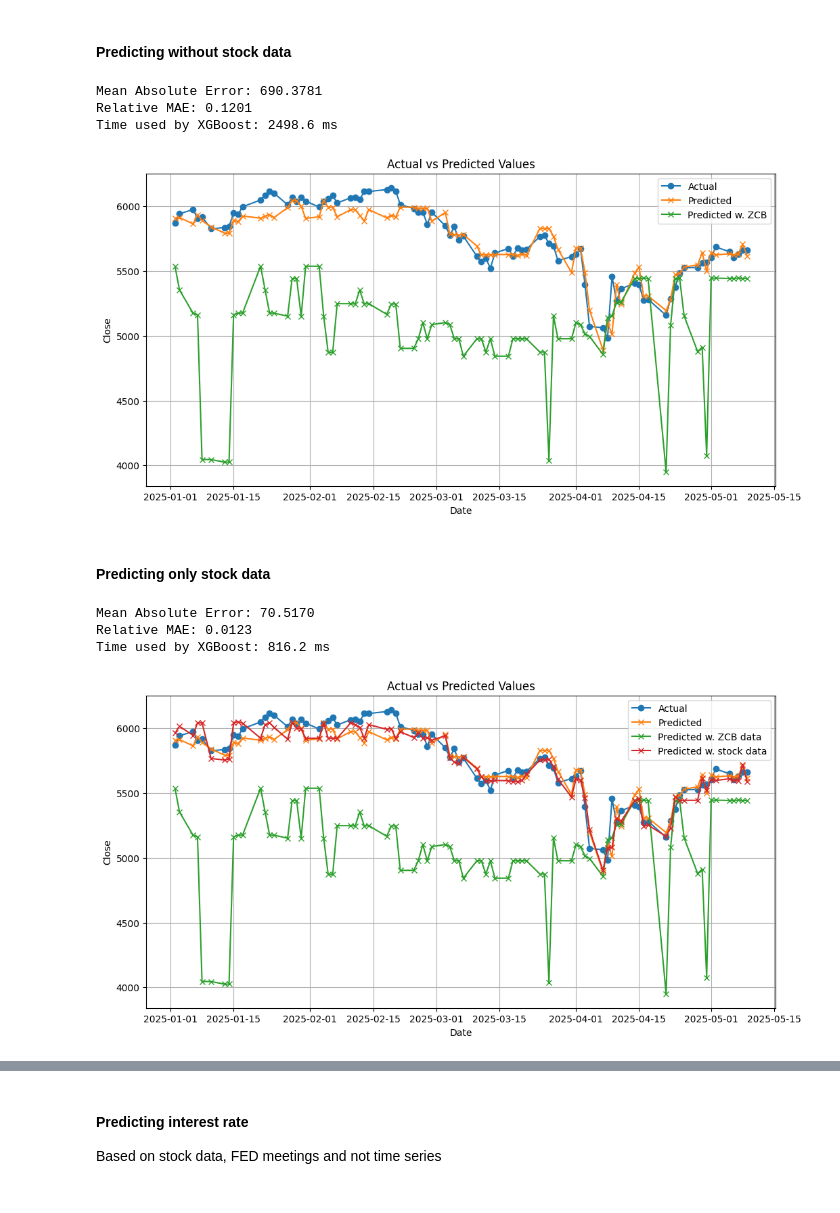
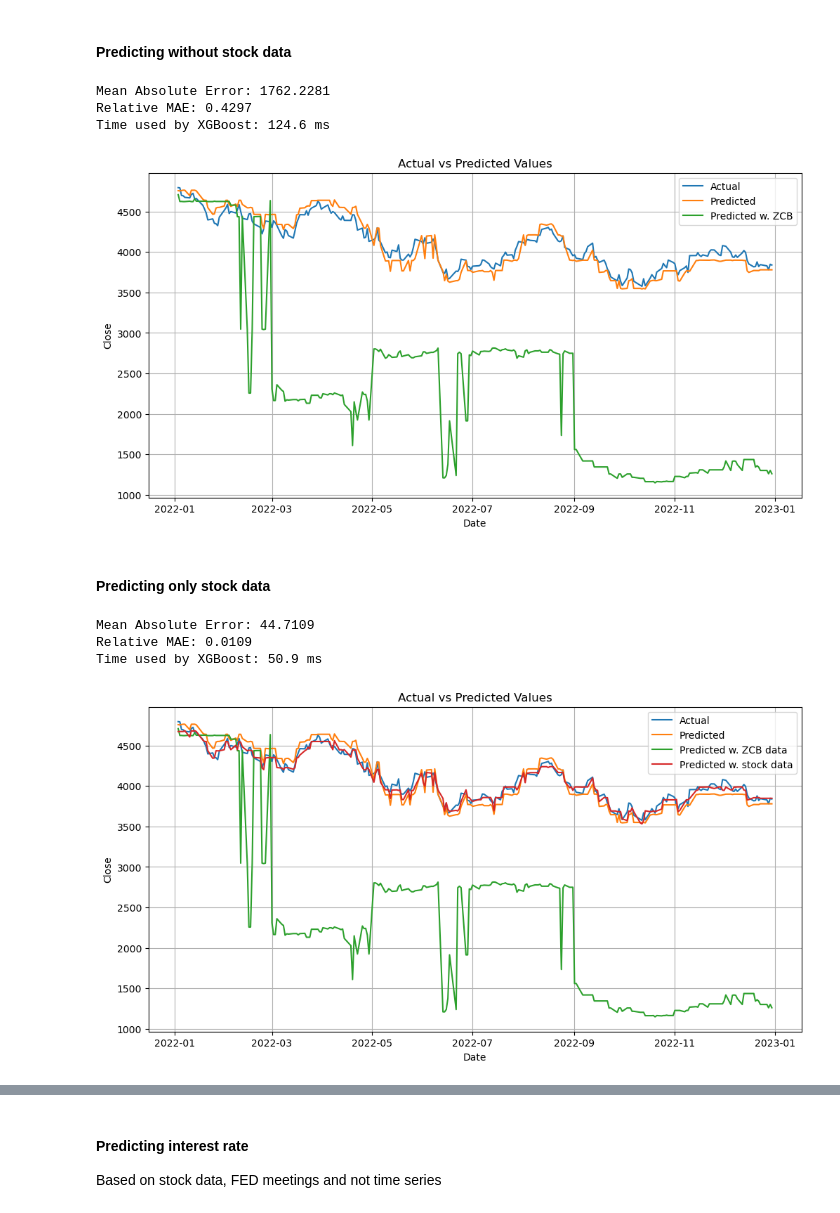
Before and after one commit to carlamcnair/Final-Project-AppML, a Jupyter notebook: notes_carla.ipynb, the cells around one changed output, grey strips where cells are left out. Saved outputs shown, nothing was run; the diff lists cells and outputs as text; code cells hidden in the pictures.

Commit message:
Train val split

```diff
--- a/notes_carla.ipynb
+++ b/notes_carla.ipynb
@@ -1348,25 +1389,25 @@ import time
 import pandas as pd
 
 # Drop rows with any missing values from train and test first
-train_data_clean = train_data.dropna()
-test_data_clean = test_data.dropna()
+train_data_clean = train_df.dropna()
+val_data_clean = val_df.dropna()
 
 # Define columns to drop including target, date, and Open/High/Low
 cols_to_drop = [target, 'Date', 'Open', 'High', 'Low', 'Volume']
 
 # Prepare features and target after dropping NA rows
 X_train = train_data_clean.drop(columns=cols_to_drop)
-Y_train = train_data_clean[target]
+y_train = train_data_clean[target]
 
-X_test = test_data_clean.drop(columns=cols_to_drop)
-Y_test = test_data_clean[target]
+X_val = val_data_clean.drop(columns=cols_to_drop)
+y_val = val_data_clean[target]
 
 # Start timer
 start = time.time()
 
 # Create DMatrices for XGBoost
-dtrain = xgb.DMatrix(X_train, label=Y_train)
-dvalid = xgb.DMatrix(X_test, label=Y_test)
+dtrain = xgb.DMatrix(X_train, label=y_train)
+dvalid = xgb.DMatrix(X_val, label=y_val)
 
 # XGBoost parameters
 params = {
@@ -1390,16 +1431,16 @@ xgb_model = xgb.train(
 
 # Predict and evaluate
 y_pred_ZCB = xgb_model.predict(dvalid, iteration_range=(0, xgb_model.best_iteration + 1))
-mae = mean_absolute_error(Y_test, y_pred_ZCB)
-relative_mae = mae / abs(Y_test).mean()
+mae = mean_absolute_error(y_val, y_pred_ZCB)
+relative_mae = mae / abs(y_val).mean()
 
 print(f"Mean Absolute Error: {mae:.4f}")
 print(f"Relative MAE: {relative_mae:.4f}")
 print(f"Time used by XGBoost: {(time.time() - start) * 1000:.1f} ms")
 # %% [output]
-Mean Absolute Error: 690.3781
-Relative MAE: 0.1201
-Time used by XGBoost: 2498.6 ms
+Mean Absolute Error: 1762.2281
+Relative MAE: 0.4297
+Time used by XGBoost: 124.6 ms
 # %%
 import matplotlib.pyplot as plt
 
@@ -1410,9 +1451,9 @@ y_pred_ZCB = xgb_model.predict(dvalid, iteration_range=(0, xgb_model.best_iterat
 
 # Plot actual vs predicted
 plt.figure(figsize=(12,6))
-plt.plot(test_data_clean['Date'], Y_test, label='Actual', marker='o')
-plt.plot(test_data_clean['Date'], y_pred, label='Predicted', marker='x')
-plt.plot(test_data_clean['Date'], y_pred_ZCB, label='Predicted w. ZCB', marker='x')
+plt.plot(val_data_clean['Date'], y_val, label='Actual')
+plt.plot(val_data_clean['Date'], y_pred, label='Predicted')
+plt.plot(val_data_clean['Date'], y_pred_ZCB, label='Predicted w. ZCB')
 plt.xlabel('Date')
 plt.ylabel(target)
 plt.title('Actual vs Predicted Values')
@@ -1420,6 +1461,6 @@ plt.legend()
 plt.grid(True)
 plt.show()
 # %% [output]
-[figure, old version]
+[figure, new version]
 # %% [markdown]
 #### Predicting only stock data
@@ -1437,25 +1471,25 @@ import time
 import pandas as pd
 
 # Drop rows with any missing values from train and test first
-train_data_clean = train_data.dropna()
-test_data_clean = test_data.dropna()
+train_data_clean = train_df.dropna()
+val_data_clean = val_df.dropna()
 
 # Select only Open, High, Low as features
 feature_cols = ['Open', 'High', 'Low', 'Volume']
 
 # Prepare features and target after drop,ping NA rows
 X_train = train_data_clean[feature_cols]
-Y_train = train_data_clean[target]
+y_train = train_data_clean[target]
 
-X_test = test_data_clean[feature_cols]
-Y_test = test_data_clean[target]
+X_val = val_data_clean[feature_cols]
+y_val = val_data_clean[target]
 
 # Start timer
 start = time.time()
 
 # Create DMatrices for XGBoost
-dtrain = xgb.DMatrix(X_train, label=Y_train)
-dvalid = xgb.DMatrix(X_test, label=Y_test)
+dtrain = xgb.DMatrix(X_train, label=y_train)
+dvalid = xgb.DMatrix(X_val, label=y_val)
 
 # XGBoost parameters
 params = {
@@ -1479,35 +1513,35 @@ xgb_model = xgb.train(
 
 # Predict and evaluate
 y_pred_stock = xgb_model.predict(dvalid, iteration_range=(0, xgb_model.best_iteration + 1))
-mae = mean_absolute_error(Y_test, y_pred_stock)
-relative_mae = mae / abs(Y_test).mean()
+mae = mean_absolute_error(y_val, y_pred_stock)
+relative_mae = mae / abs(y_val).mean()
 
 print(f"Mean Absolute Error: {mae:.4f}")
 print(f"Relative MAE: {relative_mae:.4f}")
 print(f"Time used by XGBoost: {(time.time() - start) * 1000:.1f} ms")
 # %% [output]
-Mean Absolute Error: 70.5170
-Relative MAE: 0.0123
-Time used by XGBoost: 816.2 ms
+Mean Absolute Error: 44.7109
+Relative MAE: 0.0109
+Time used by XGBoost: 50.9 ms
 # %%
 import matplotlib.pyplot as plt
 
 # Assuming you still have test_data_clean (with dropped NAs) and predictions y_pred
 
 # Make predictions
 y_pred_stock = xgb_model.predict(dvalid, iteration_range=(0, xgb_model.best_iteration + 1))
 
 # Plot actual vs predicted
 plt.figure(figsize=(12,6))
-plt.plot(test_data_clean['Date'], Y_test, label='Actual', marker='o')
-plt.plot(test_data_clean['Date'], y_pred, label='Predicted', marker='x')
-plt.plot(test_data_clean['Date'], y_pred_ZCB, label='Predicted w. ZCB data', marker='x')
-plt.plot(test_data_clean['Date'], y_pred_stock, label='Predicted w. stock data', marker='x')
+plt.plot(val_data_clean['Date'], y_val, label='Actual')
+plt.plot(val_data_clean['Date'], y_pred, label='Predicted')
+plt.plot(val_data_clean['Date'], y_pred_ZCB, label='Predicted w. ZCB data')
+plt.plot(val_data_clean['Date'], y_pred_stock, label='Predicted w. stock data')
 plt.xlabel('Date')
 plt.ylabel(target)
 plt.title('Actual vs Predicted Values')
 plt.legend()
 plt.grid(True)
 plt.show()
 # %% [output]
-[figure, old version]
+[figure, new version]
```
Also changed, not shown: parts of 55 cells of this notebook, 1 other file.
